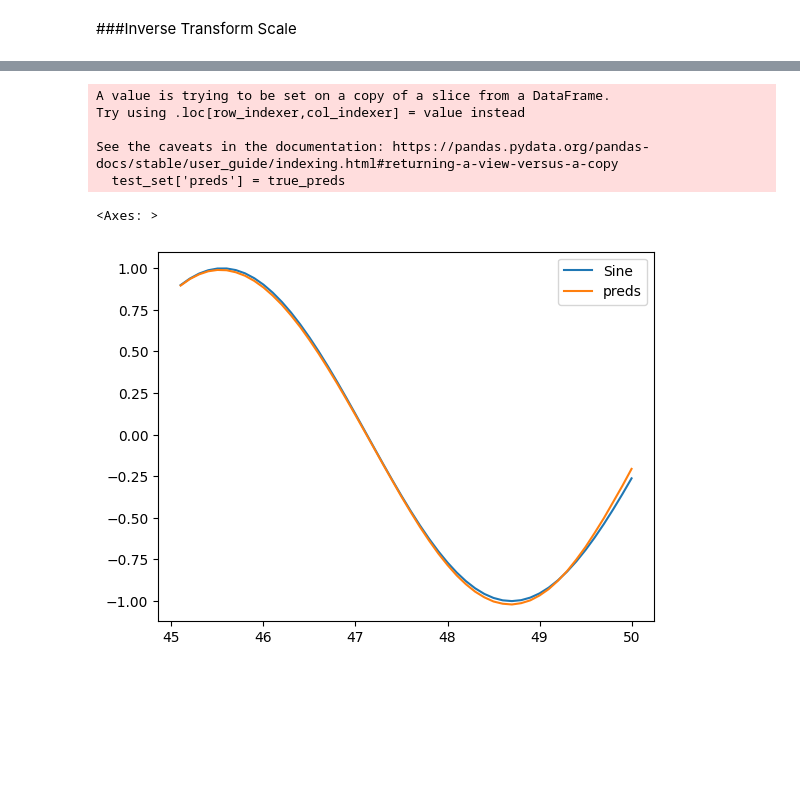
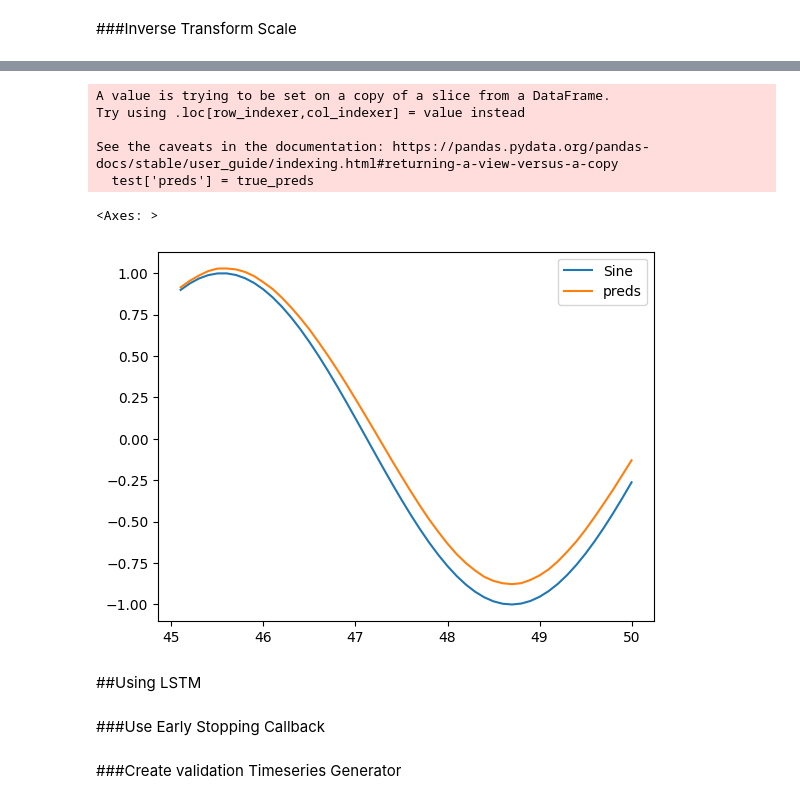
Before and after one commit to Metallicode/Math, a Jupyter notebook: RNN_on_a_Sine_Wave.ipynb, the cells around one changed output, grey strips where cells are left out. Drawn from its saved outputs; the diff is of its cells as text; code cells hidden in the pictures; blank space fills up the shorter version.

```diff
--- a/RNN_on_a_Sine_Wave.ipynb
+++ b/RNN_on_a_Sine_Wave.ipynb
@@ -56,8 +56,8 @@ scaler.fit(train_set)
 # %% [output]
 MinMaxScaler()
 # %%
-train_set = scaler.transform(train_set)
-test_set = scaler.transform(test_set)
+scaled_train = scaler.transform(train)
+scaled_test = scaler.transform(test)
 # %% [markdown]
 ##TimeseriesGenerator
 # %%
@@ -66,7 +66,7 @@ from tensorflow.keras.preprocessing.sequence import TimeseriesGenerator
 length = 50     #n points we give the model             [0,1,2,3,4,5,6,7,8,9]
 batch_size = 1  #n points we want the model to return                        [10]
 # %%
-generator = TimeseriesGenerator(data=train_set, targets=train_set,
+generator = TimeseriesGenerator(data=scaled_train, targets=scaled_train,
                                 length=length,batch_size=batch_size)
 # %%
 #help(TimeseriesGenerator)
@@ -159,10 +165,10 @@ array([0.94955134])
 # %%
 test_preds = []
 
-first_batch = train_set[-length:]
-current_batch_reshaped = first_batch.reshape((1, length, n_features))
+first_eval_batch = scaled_train[-length:]
+current_batch = first_eval_batch.reshape((1, length, n_features))
 
-for i in range(len(test_set)):
-  current_pred = model.predict(current_batch_reshaped)[0]
+for i in range(len(test)):
+  current_pred = model.predict(current_batch)[0]
   test_preds.append(current_pred)
-  current_batch_reshaped = np.append(current_batch_reshaped[:,1:,:], [[current_pred]], axis=1)
+  current_batch = np.append(current_batch[:,1:,:], [[current_pred]], axis=1)
@@ -192,13 +201,17 @@ test_set.head()
 # %%
-test_set['preds'] = true_preds
+test['preds'] = true_preds
 # %% [output]
 A value is trying to be set on a copy of a slice from a DataFrame.
 Try using .loc[row_indexer,col_indexer] = value instead
 
 See the caveats in the documentation: https://pandas.pydata.org/pandas-docs/stable/user_guide/indexing.html#returning-a-view-versus-a-copy
-  test_set['preds'] = true_preds
+  test['preds'] = true_preds
 # %%
-test_set.plot()
+test.plot()
 # %% [output]
 <Axes: >
-[figure, old version]
+[figure, new version]
+# %% [markdown]
+##Using LSTM
+# %% [markdown]
+###Use Early Stopping Callback
@@ -204,0 +222,2 @@ test_set.plot()
+# %% [markdown]
+###Create validation Timeseries Generator
```
Also changed, not shown: parts of 46 cells of this notebook.
